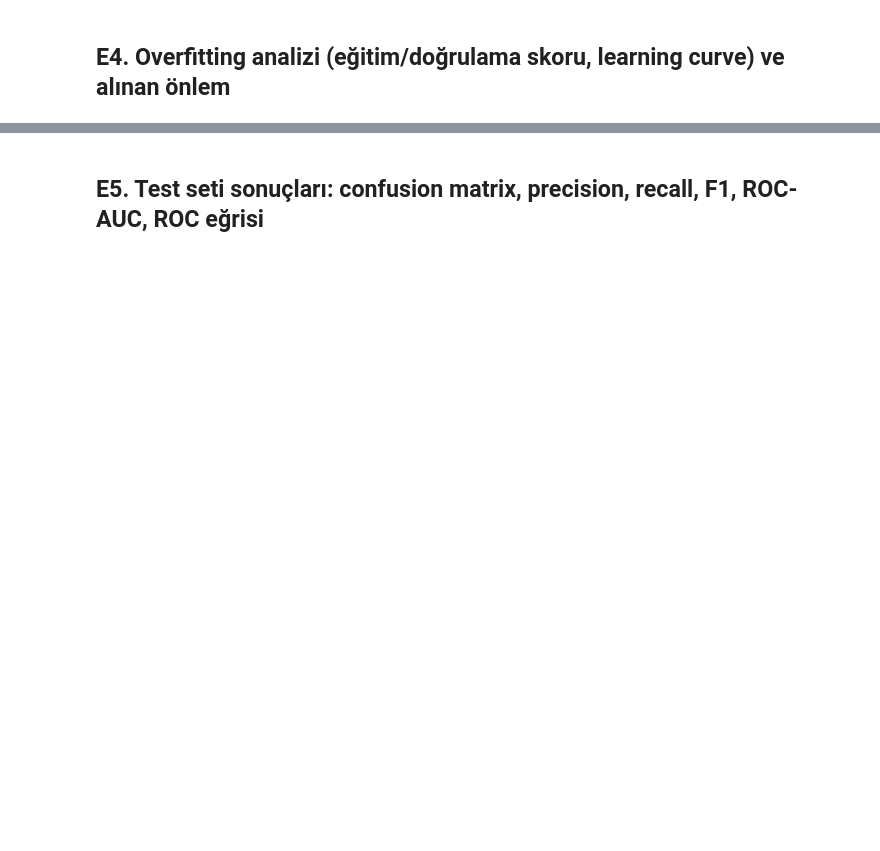
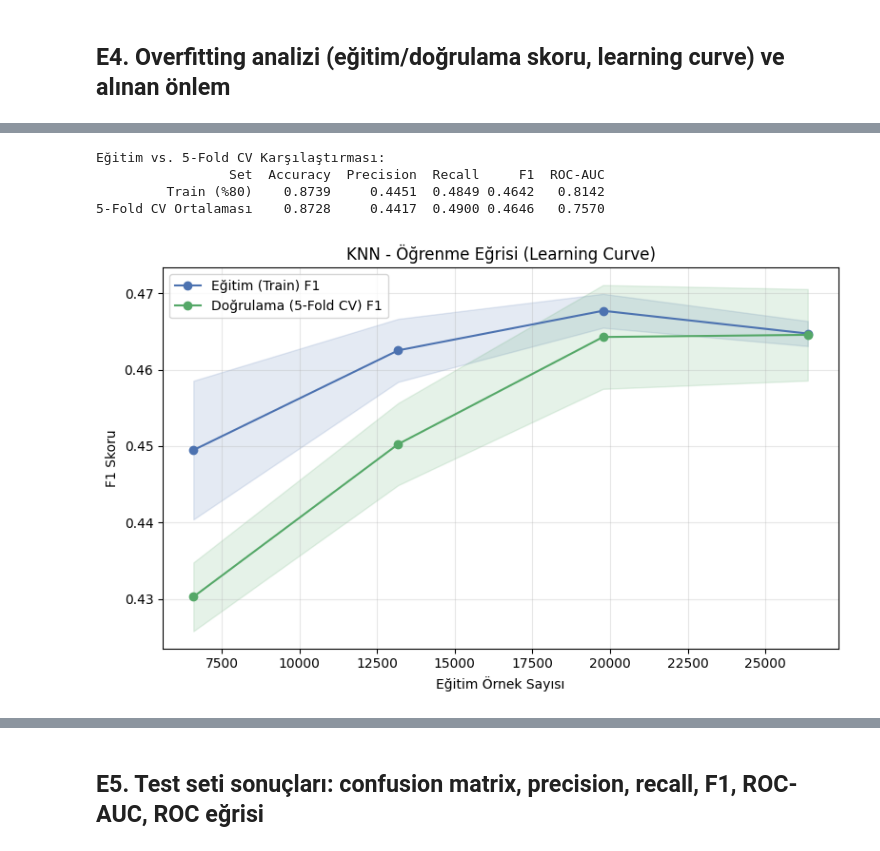
Before and after one commit to zeyneppbaran/ml-proje, a Jupyter notebook: notebooks/07_model_knn.ipynb, the cells around one changed output, grey strips where cells are left out. Drawn from its saved outputs; the diff is of its cells as text; code cells hidden in the pictures; blank space fills up the shorter version.

Commit message:
KNN model eğitimi eklendi

```diff
--- a/notebooks/07_model_knn.ipynb
+++ b/notebooks/07_model_knn.ipynb
@@ -22,5 +31,5 @@ import matplotlib.pyplot as plt
 from src.ortak import veri_yukle, veriyi_bol, on_isleyici, degerlendir, RANDOM_STATE
 
 df = veri_yukle()
-X_train, X_test, y_train, y_test = veriyi_bol(df)
-X_train.shape, X_test.shape
+X_train_raw, X_test_raw, y_train, y_test = veriyi_bol(df)
+X_train_raw.shape, X_test_raw.shape
@@ -50,0 +149,76 @@ X_train.shape, X_test.shape
+# %%
+import os
+from sklearn.model_selection import cross_validate, learning_curve
+from sklearn.metrics import accuracy_score, precision_score, recall_score, f1_score, roc_auc_score
+
+# 1. Eğitim (%80) ve 5-Fold CV skorlarının karşılaştırılması
+y_train_pred = best_knn.predict(X_train_raw)
+y_train_proba = best_knn.predict_proba(X_train_raw)[:, 1]
+
+cv_sonuc = cross_validate(
+    best_knn,
+    X_train_raw,
+    y_train,
+    cv=cv,
+    scoring=["accuracy", "precision", "recall", "f1", "roc_auc"],
+    n_jobs=-1
+)
+
+overfit_df = pd.DataFrame([
+    {
+        "Set": "Train (%80)",
+        "Accuracy": accuracy_score(y_train, y_train_pred),
+        "Precision": precision_score(y_train, y_train_pred, zero_division=0),
+        "Recall": recall_score(y_train, y_train_pred, zero_division=0),
+        "F1": f1_score(y_train, y_train_pred, zero_division=0),
+        "ROC-AUC": roc_auc_score(y_train, y_train_proba)
+    },
+    {
+        "Set": "5-Fold CV Ortalaması",
+        "Accuracy": cv_sonuc["test_accuracy"].mean(),
+        "Precision": cv_sonuc["test_precision"].mean(),
+        "Recall": cv_sonuc["test_recall"].mean(),
+        "F1": cv_sonuc["test_f1"].mean(),
+        "ROC-AUC": cv_sonuc["test_roc_auc"].mean()
+    }
+])
+
+print("Eğitim vs. 5-Fold CV Karşılaştırması:")
+print(overfit_df.round(4).to_string(index=False))
+
+# 2. Öğrenme Eğrisi (Learning Curve)
+train_sizes, train_scores, val_scores = learning_curve(
+    best_knn,
+    X_train_raw,
+    y_train,
+    cv=cv,
+    scoring="f1",
+    train_sizes=np.linspace(0.25, 1.0, 4),
+    n_jobs=-1
+)
+
+train_mean = train_scores.mean(axis=1)
+train_std = train_scores.std(axis=1)
+val_mean = val_scores.mean(axis=1)
+val_std = val_scores.std(axis=1)
+
+os.makedirs("figures", exist_ok=True)
+plt.figure(figsize=(8, 5))
+plt.plot(train_sizes, train_mean, "o-", color="#4C72B0", label="Eğitim (Train) F1")
+plt.fill_between(train_sizes, train_mean - train_std, train_mean + train_std, alpha=0.15, color="#4C72B0")
+plt.plot(train_sizes, val_mean, "o-", color="#55A868", label="Doğrulama (5-Fold CV) F1")
+plt.fill_between(train_sizes, val_mean - val_std, val_mean + val_std, alpha=0.15, color="#55A868")
+plt.title("KNN - Öğrenme Eğrisi (Learning Curve)")
+plt.xlabel("Eğitim Örnek Sayısı")
+plt.ylabel("F1 Skoru")
+plt.legend(loc="best")
+plt.grid(True, alpha=0.3)
+plt.tight_layout()
+plt.savefig("figures/knn_learning_curve.png", dpi=300, bbox_inches="tight")
+plt.show()
+# %% [output]
+Eğitim vs. 5-Fold CV Karşılaştırması:
+                 Set  Accuracy  Precision  Recall     F1  ROC-AUC
+         Train (%80)    0.8739     0.4451  0.4849 0.4642   0.8142
+5-Fold CV Ortalaması    0.8728     0.4417  0.4900 0.4646   0.7570
+[figure, added]
```
Also changed, not shown: parts of 24 cells of this notebook.
